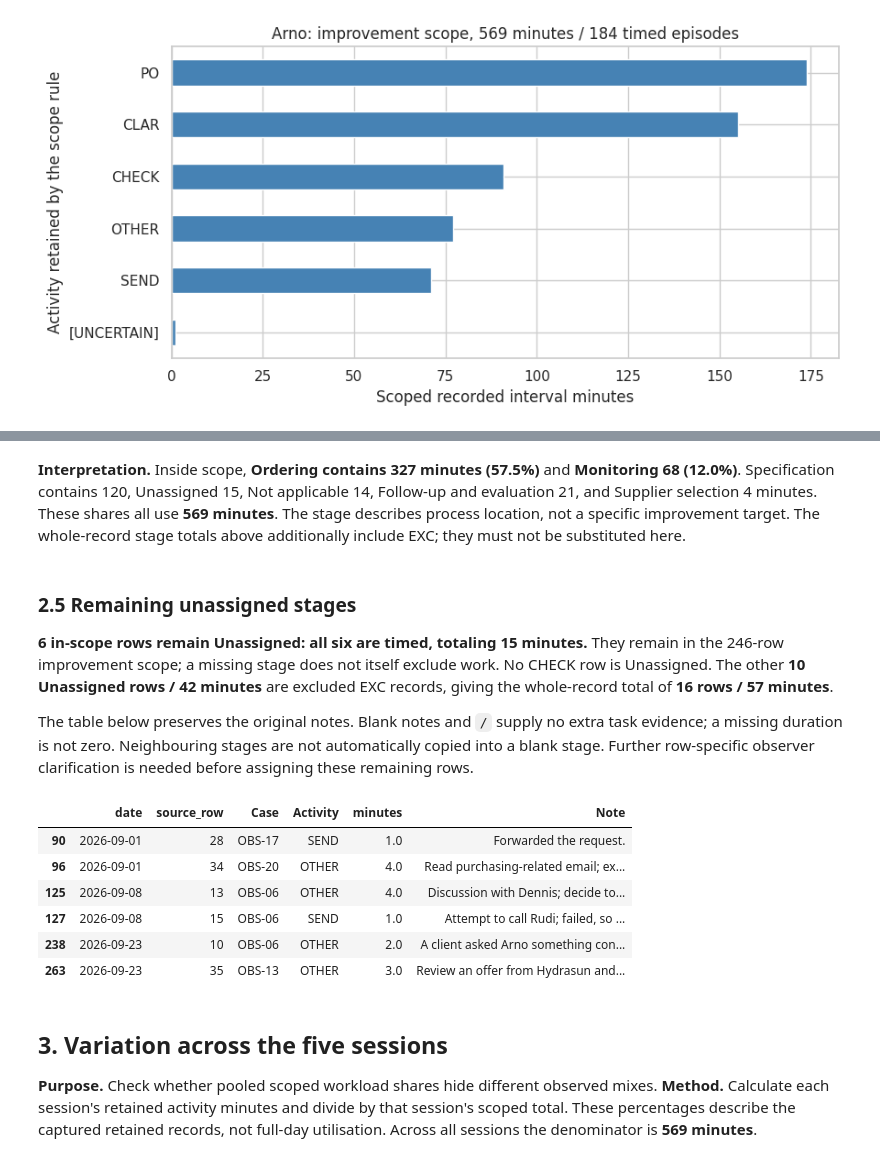
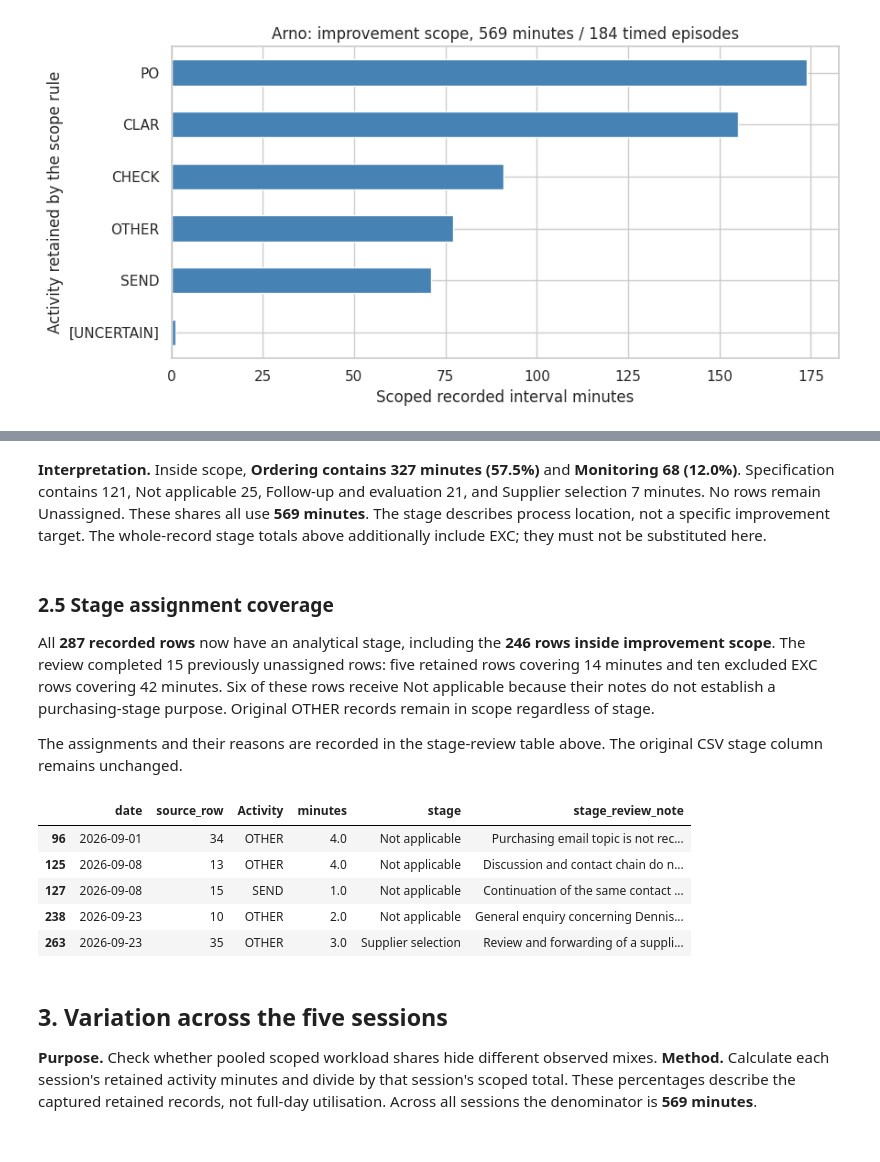
Before and after one commit to Luuuuuig/Bachelor-End-Project, a Jupyter notebook: Arno_Analysis_2026_10_02.ipynb, the cells around one changed output, grey strips where cells are left out. Drawn from its saved outputs; the diff is of its cells as text; code cells hidden in the pictures.

```diff
--- a/Arno_Analysis_2026_10_02.ipynb
+++ b/Arno_Analysis_2026_10_02.ipynb
@@ -232,0 +248,31 @@ with pd.option_context("display.max_colwidth", None):
+# %%
+remaining_stage_assignments = pd.DataFrame([
+    ('2026-09-01', 25, 'Monitoring', 'Supplier follow-up on an existing case.'),
+    ('2026-09-01', 31, 'Supplier selection', 'Search for an alternative unavailable item and contact a manufacturer or supply source.'),
+    ('2026-09-01', 34, 'Not applicable', 'Purchasing email topic is not recorded; process purpose cannot be established.'),
+    ('2026-09-01', 35, 'Not applicable', 'Sales-origin supplier question does not identify its purchasing purpose.'),
+    ('2026-09-08', 12, 'Monitoring', 'Supplier contact asks when and why, consistent with following up progress.'),
+    ('2026-09-08', 13, 'Not applicable', 'Discussion and contact chain do not identify the process purpose.'),
+    ('2026-09-08', 14, 'Not applicable', 'The contact chain names people but does not identify the process purpose.'),
+    ('2026-09-08', 15, 'Not applicable', 'Continuation of the same contact chain; process purpose is not recorded.'),
+    ('2026-09-23', 10, 'Not applicable', 'General enquiry concerning Dennis; no purchasing-stage purpose is recorded.'),
+    ('2026-09-23', 12, 'Monitoring', 'Service-order enquiry in the same case as the later ETA and payment follow-up.'),
+    ('2026-09-23', 13, 'Monitoring', 'Continuation of the same service-order case, including its later ETA follow-up.'),
+    ('2026-09-23', 17, 'Monitoring', 'Attempted contact within the same service-order and ETA follow-up case.'),
+    ('2026-09-23', 35, 'Supplier selection', 'Review and forwarding of a supplier offer.'),
+    ('2026-09-23', 44, 'Monitoring', 'Explicit ETA and payment follow-up.'),
+    ('2026-09-23', 52, 'Monitoring', 'Aftercare enquiry about an order.'),
+], columns=["date", "source_row", "stage", "review_note"])
+# %%
+observations["stage_review_note"] = ""
+for assignment in remaining_stage_assignments.itertuples(index=False):
+    selected = pd.to_datetime(observations["date"]).eq(pd.Timestamp(assignment.date))
+    selected = selected & observations["source_row"].eq(assignment.source_row)
+    assert selected.sum() == 1
+    assert observations.loc[selected, "stage"].eq("Unassigned").all()
+    observations.loc[selected, "stage"] = assignment.stage
+    observations.loc[selected, "stage_review_note"] = assignment.review_note
+
+assert not observations["stage"].eq("Unassigned").any()
+with pd.option_context("display.max_colwidth", None):
+    display(remaining_stage_assignments)
@@ -520,28 +580,25 @@ plt.show()
 # %% [markdown]
-**Interpretation.** Inside scope, **Ordering contains 327 minutes (57.5%)** and **Monitoring 68 (12.0%)**. Specification contains 120, Unassigned 15, Not applicable 14, Follow-up and evaluation 21, and Supplier selection 4 minutes. These shares all use **569 minutes**. The stage describes process location, not a specific improvement target. The whole-record stage totals above additionally include EXC; they must not be substituted here.
+**Interpretation.** Inside scope, **Ordering contains 327 minutes (57.5%)** and **Monitoring 68 (12.0%)**. Specification contains 121, Not applicable 25, Follow-up and evaluation 21, and Supplier selection 7 minutes. No rows remain Unassigned. These shares all use **569 minutes**. The stage describes process location, not a specific improvement target. The whole-record stage totals above additionally include EXC; they must not be substituted here.
 # %% [markdown]
-### 2.5 Remaining unassigned stages
+### 2.5 Stage assignment coverage
 
-**6 in-scope rows remain Unassigned: all six are timed, totaling 15 minutes.** They remain in the 246-row improvement scope; a missing stage does not itself exclude work. No CHECK row is Unassigned. The other **10 Unassigned rows / 42 minutes** are excluded EXC records, giving the whole-record total of **16 rows / 57 minutes**.
+All **287 recorded rows** now have an analytical stage, including the **246 rows inside improvement scope**. The review completed 15 previously unassigned rows: five retained rows covering 14 minutes and ten excluded EXC rows covering 42 minutes. Six of these rows receive Not applicable because their notes do not establish a purchasing-stage purpose. Original OTHER records remain in scope regardless of stage.
 
-The table below preserves the original notes. Blank notes and `/` supply no extra task evidence; a missing duration is not zero. Neighbouring stages are not automatically copied into a blank stage. Further row-specific observer clarification is needed before assigning these remaining rows.
+The assignments and their reasons are recorded in the stage-review table above. The original CSV stage column remains unchanged.
 # %%
-unassigned_scope = analysis.loc[analysis["stage"].eq("Unassigned"),
-    ["date", "source_row", "Case", "Activity", "minutes", "Note"]].copy()
-assert len(unassigned_scope) == 6
-assert unassigned_scope["minutes"].count() == 6
-assert unassigned_scope["minutes"].sum() == 15
-assert not unassigned_scope["Activity"].str.upper().eq("CHECK").any()
-with pd.option_context("display.max_rows", None, "display.max_colwidth", None):
-    display(unassigned_scope)
+assert not observations["stage"].eq("Unassigned").any()
+assert not analysis["stage"].eq("Unassigned").any()
+reviewed_scope = analysis.loc[analysis["stage_review_note"].ne(""),
+    ["date", "source_row", "Activity", "minutes", "stage", "stage_review_note"]]
+with pd.option_context("display.max_colwidth", None):
+    display(reviewed_scope)
 # %% [output]
-|  | date | source_row | Case | Activity | minutes | Note |
-| 90 | 2026-09-01 | 28 | OBS-17 | SEND | 1.0 | Forwarded the request. |
-| 96 | 2026-09-01 | 34 | OBS-20 | OTHER | 4.0 | Read purchasing-related email; ex... |
-| 125 | 2026-09-08 | 13 | OBS-06 | OTHER | 4.0 | Discussion with Dennis; decide to... |
-| 127 | 2026-09-08 | 15 | OBS-06 | SEND | 1.0 | Attempt to call Rudi; failed, so ... |
-| 238 | 2026-09-23 | 10 | OBS-06 | OTHER | 2.0 | A client asked Arno something con... |
-| 263 | 2026-09-23 | 35 | OBS-13 | OTHER | 3.0 | Review an offer from Hydrasun and... |
+|  | date | source_row | Activity | minutes | stage | stage_review_note |
+| 96 | 2026-09-01 | 34 | OTHER | 4.0 | Not applicable | Purchasing email topic is not rec... |
+| 125 | 2026-09-08 | 13 | OTHER | 4.0 | Not applicable | Discussion and contact chain do n... |
+| 127 | 2026-09-08 | 15 | SEND | 1.0 | Not applicable | Continuation of the same contact ... |
+| 238 | 2026-09-23 | 10 | OTHER | 2.0 | Not applicable | General enquiry concerning Dennis... |
+| 263 | 2026-09-23 | 35 | OTHER | 3.0 | Supplier selection | Review and forwarding of a suppli... |
 # %% [markdown]
 ## 3. Variation across the five sessions
 
```
Also changed, not shown: parts of 10 cells of this notebook, 1 other file.
